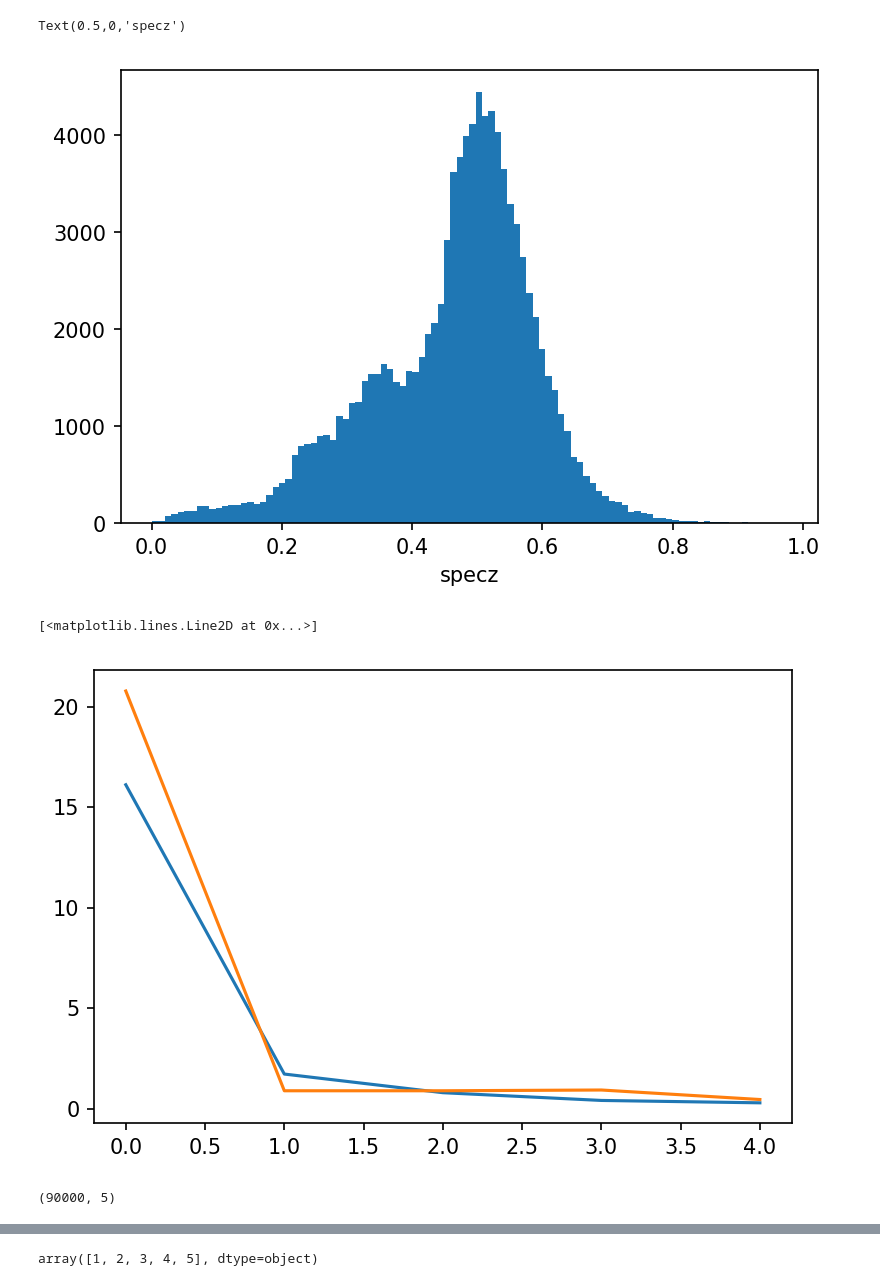
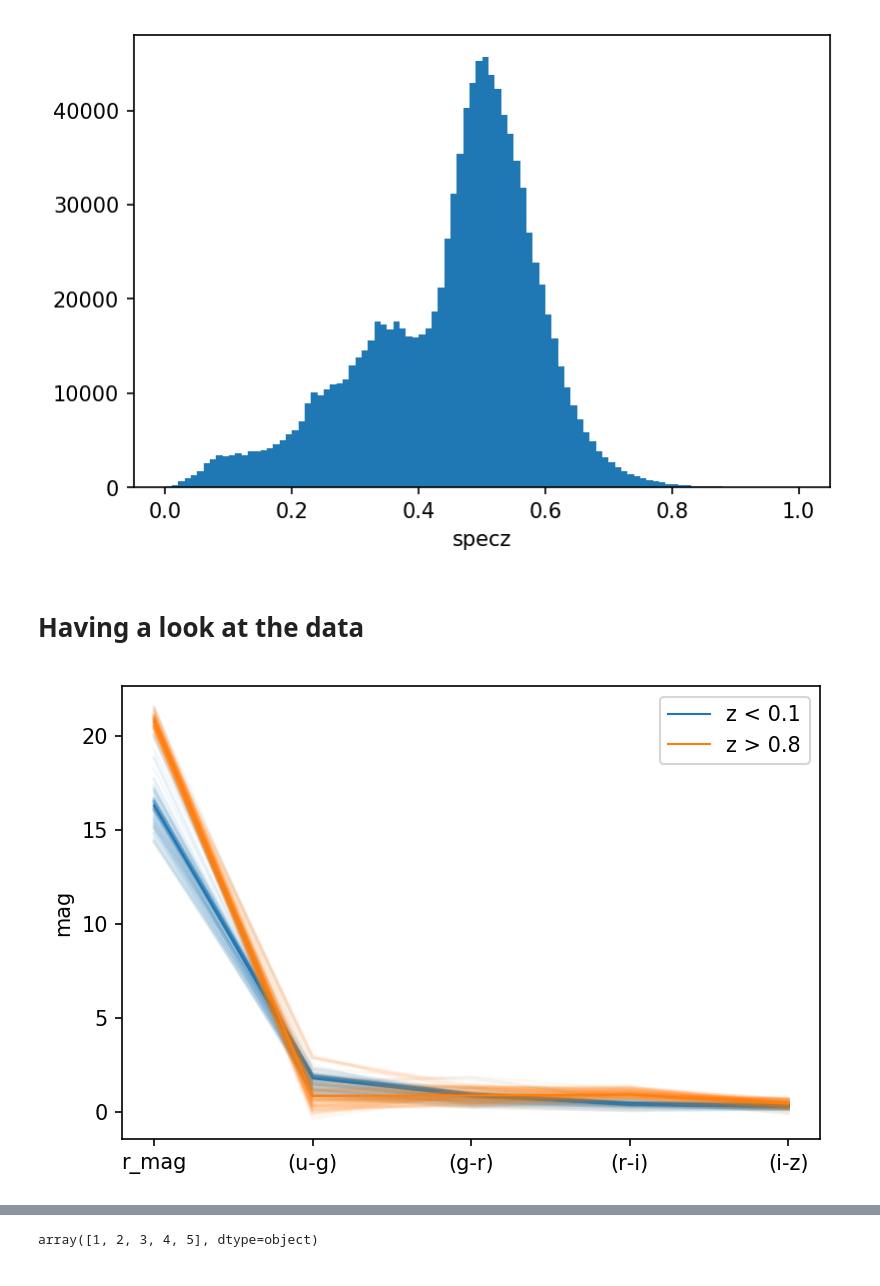
Before and after one commit to PierreGratier/AIISL, a Jupyter notebook: AIISL.ipynb, the cells around one changed output, grey strips where cells are left out. Drawn from its saved outputs; the diff is of its cells as text; code cells hidden in the pictures.

```diff
--- a/AIISL.ipynb
+++ b/AIISL.ipynb
@@ -61,3 +90,4 @@ t = Table.read('data/dataset.dat', format='ascii.commented_header',data_end=1000
 # %%
+t = Table.read('data/dataset.dat', format='ascii.commented_header',data_end=10000000)
 X = np.array([t['r_mag'], t['(u-g)'], t['(g-r)'], t['(r-i)'], t['(i-z)']]).T
 y = np.array(t['specz'])
@@ -64,22 +96,26 @@ y = np.array(t['specz'])
 # %%
-_ = pl.hist(y, bins=100)
+pl.hist(y, bins=100)
 pl.xlabel('specz')
+pl.show()
 # %% [output]
-Text(0.5,0,'specz')
-[figure, old version]
+[figure, new version]
+# %% [markdown]
+# Having a look at the data
 # %%
 #low z
 lowz = X[y<0.1]
-pl.plot(np.mean(lowz,0))
+for z in lowz[:100]:
+    pl.plot(z,'C0',alpha=0.05)
+pl.plot(np.mean(lowz,0),'C0',lw=1,label='z < 0.1')
 #high z
-lowz = X[y>0.8]
-pl.plot(np.mean(lowz,0))
+highz = X[y>0.8]
+for z in highz[:100]:
+    pl.plot(z,'C1',alpha=0.05)
+pl.plot(np.mean(highz,0),'C1',lw=1,label='z > 0.8')
+pl.ylabel('mag')
+pl.xticks([0,1,2,3,4],t.colnames[1:])
+pl.xticks
+pl.legend()
+pl.show()
 # %% [output]
-[<matplotlib.lines.Line2D at 0x...>]
-[figure, old version]
+[figure, new version]
-# %%
-from sklearn.model_selection import train_test_split
-X_train, X_test, y_train, y_test = train_test_split(X, y, test_size=0.10, random_state=42)
-X_train.shape
-# %% [output]
-(90000, 5)
```
Also changed, not shown: parts of 15 cells of this notebook.
